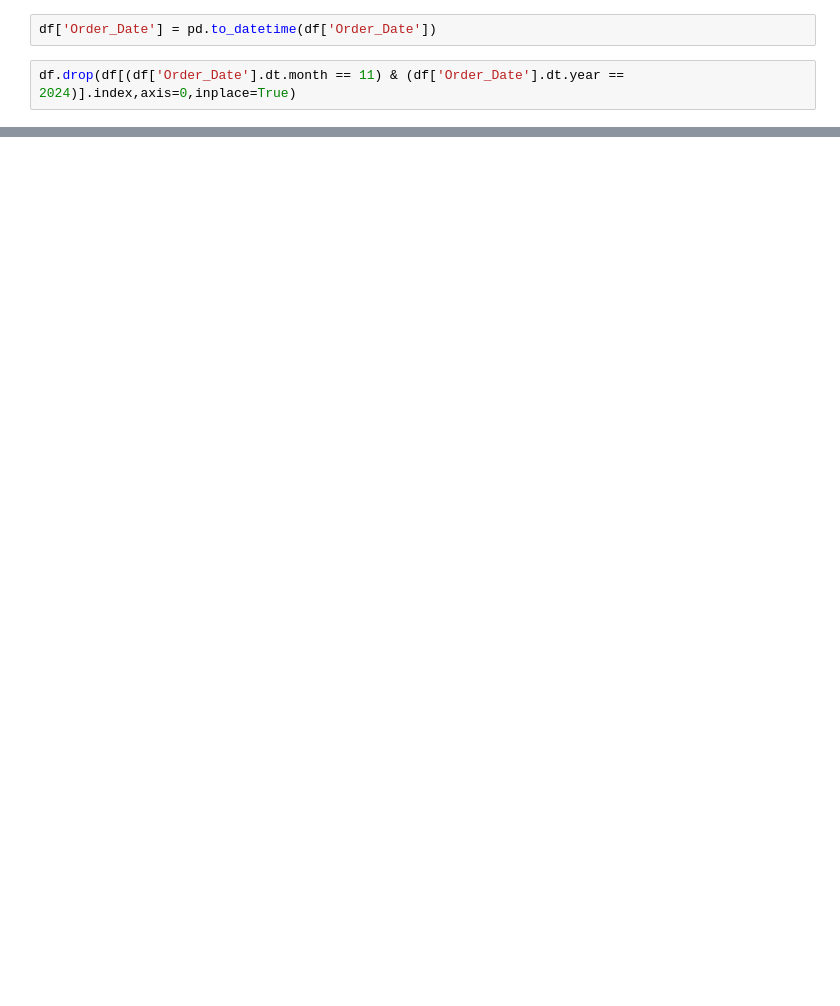
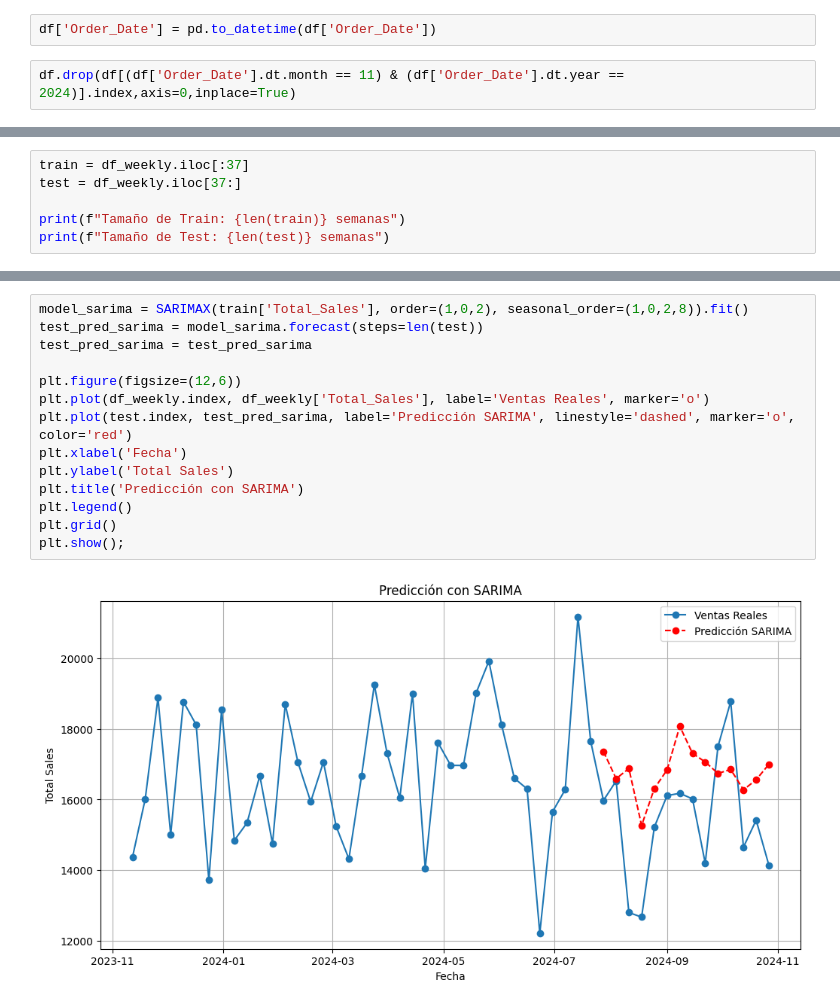
Before and after one commit to abdonrb/proyecto-ml, a Jupyter notebook: ML/models/trained/Time_series_arima.ipynb, the cells around one changed output, grey strips where cells are left out. Saved outputs shown, nothing was run; the diff lists cells and outputs as text; blank space fills up the shorter version.

```diff
--- a/ML/models/trained/Time_series_arima.ipynb
+++ b/ML/models/trained/Time_series_arima.ipynb
@@ -31,0 +117,6 @@ print(df_monthly.head())
+# %%
+train = df_weekly.iloc[:37]
+test = df_weekly.iloc[37:]
+
+print(f"Tamaño de Train: {len(train)} semanas")
+print(f"Tamaño de Test: {len(test)} semanas")
@@ -31,0 +155,16 @@ print(df_monthly.head())
+# %%
+model_sarima = SARIMAX(train['Total_Sales'], order=(1,0,2), seasonal_order=(1,0,2,8)).fit()
+test_pred_sarima = model_sarima.forecast(steps=len(test))
+test_pred_sarima = test_pred_sarima
+
+plt.figure(figsize=(12,6))
+plt.plot(df_weekly.index, df_weekly['Total_Sales'], label='Ventas Reales', marker='o')
+plt.plot(test.index, test_pred_sarima, label='Predicción SARIMA', linestyle='dashed', marker='o', color='red')
+plt.xlabel('Fecha')
+plt.ylabel('Total Sales')
+plt.title('Predicción con SARIMA')
+plt.legend()
+plt.grid()
+plt.show();
+# %% [output]
+[figure, added]
```
Also changed, not shown: parts of 32 cells of this notebook, 4 other files.
